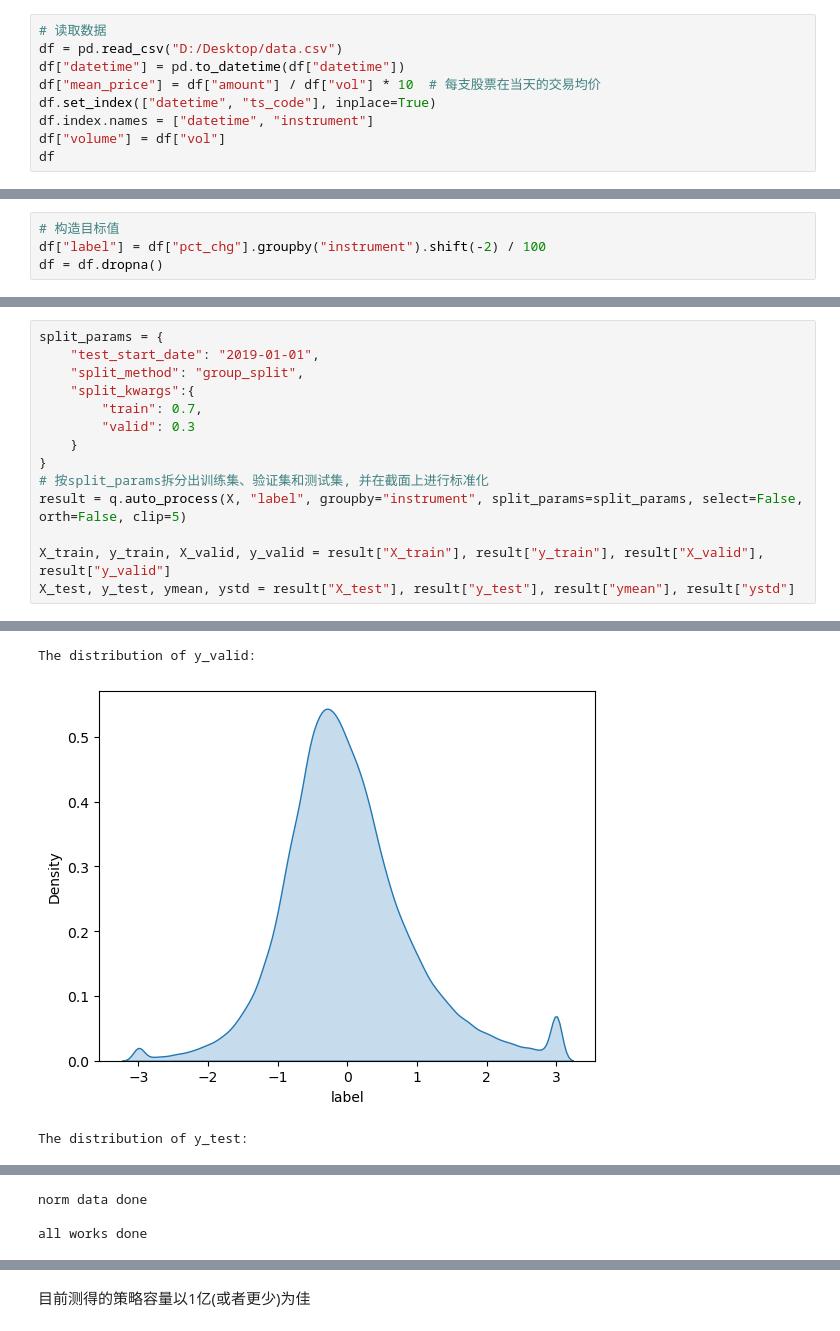
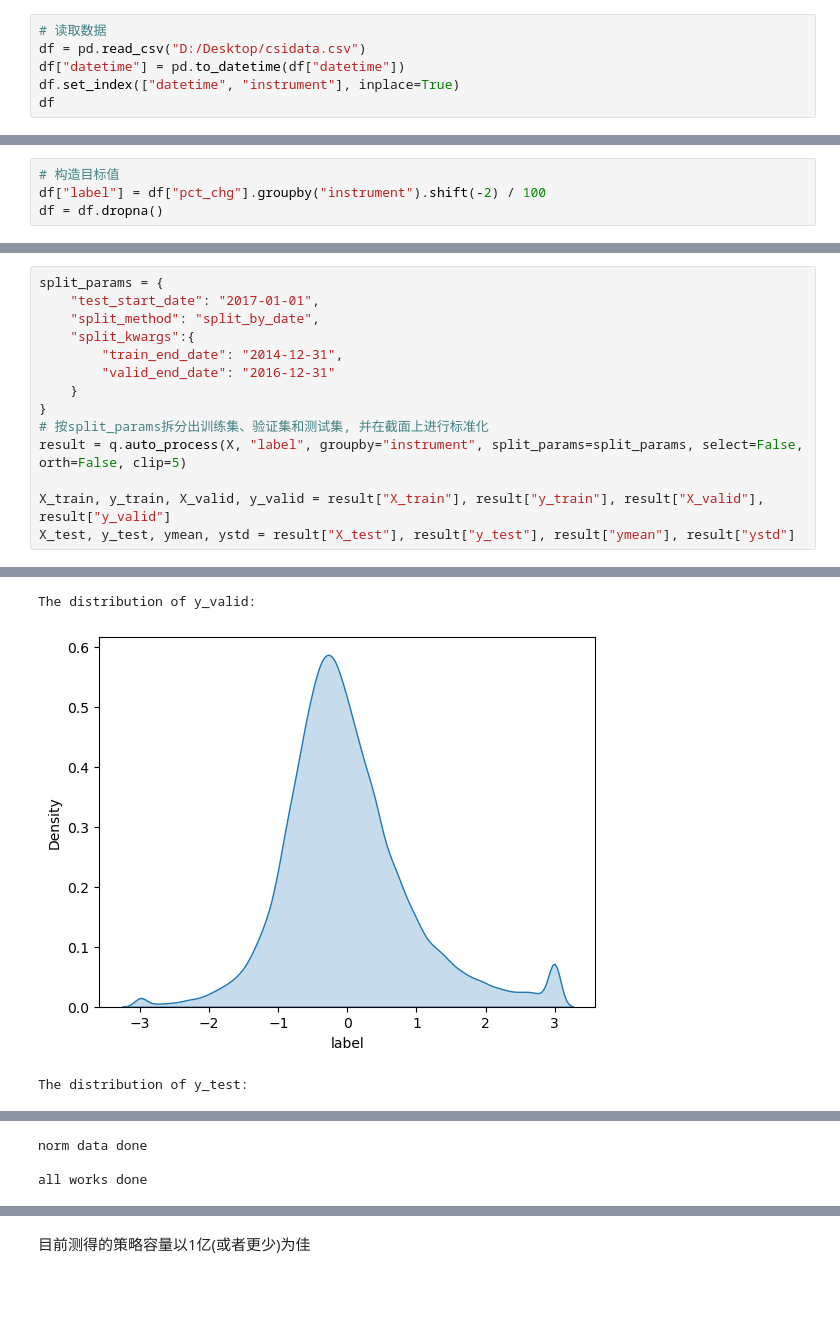
Before and after one commit to HaoningChen/scutquant, a Jupyter notebook: 实践案例/tutorial.ipynb, the cells around one changed output, grey strips where cells are left out. Drawn from its saved outputs; the diff is of its cells as text; blank space fills up the shorter version.

Commit message:
小修了一下tutorial
加入了23年的数据，把split_method换回split_by_date，交易价格用回收盘价而非当日的均价，回测时间从19年推早至17年

```diff
--- a/实践案例/tutorial.ipynb
+++ b/实践案例/tutorial.ipynb
@@ -27,11 +27,8 @@ from scutquant import alpha, report, executor
 样例数据集只有基础的价量数据，以面板数据的形式呈现. 当需要额外数据构建因子时(例如需要构建市场因子Rm), 就需要读取supplemental data. 当补充数据为时序数据时，可以使用join_data函数将其合并到数据集中；当补充数据为各个股票的截面数据时，可以使用join_data_by_code按股票代码将数据合并到数据集中
 # %%
 # 读取数据
-df = pd.read_csv("D:/Desktop/data.csv")
+df = pd.read_csv("D:/Desktop/csidata.csv")
 df["datetime"] = pd.to_datetime(df["datetime"])
-df["mean_price"] = df["amount"] / df["vol"] * 10  # 每支股票在当天的交易均价
-df.set_index(["datetime", "ts_code"], inplace=True)
-df.index.names = ["datetime", "instrument"]
-df["volume"] = df["vol"]
+df.set_index(["datetime", "instrument"], inplace=True)
 df
 # %% [output]
@@ -79,10 +76,10 @@ X
 # %%
 split_params = {
-    "test_start_date": "2019-01-01",
-    "split_method": "group_split",
+    "test_start_date": "2017-01-01",
+    "split_method": "split_by_date",
     "split_kwargs":{
-        "train": 0.7,
-        "valid": 0.3
+        "train_end_date": "2014-12-31",
+        "valid_end_date": "2016-12-31"
     }
 }
 # 按split_params拆分出训练集、验证集和测试集, 并在截面上进行标准化
@@ -109,3 +106,3 @@ The distribution of y_train:
 The distribution of y_valid:
-[figure, old version]
+[figure, new version]
 The distribution of y_test:
```
Also changed, not shown: parts of 11 cells of this notebook.
